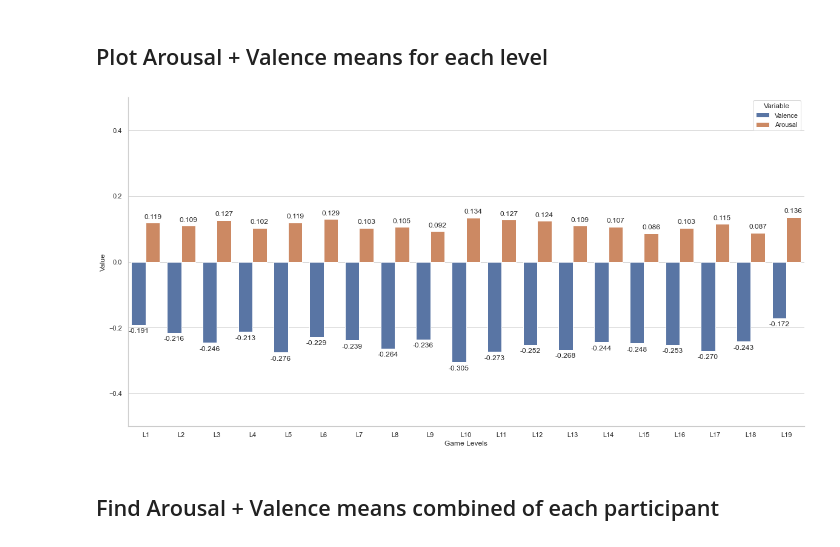
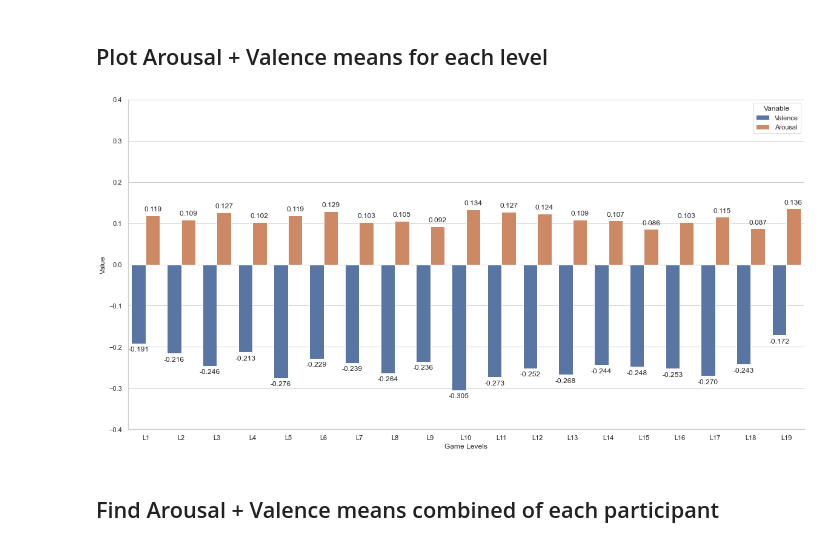
Before and after one commit to dovii/MPC-Data-Analysis, a Jupyter notebook: LevelAnalysis.ipynb, the cells around one changed output. Cells and saved outputs as stored; diff of their text form; code cells hidden in the pictures.

```diff
--- a/LevelAnalysis.ipynb
+++ b/LevelAnalysis.ipynb
@@ -333,35 +333,37 @@ avplot = pd.DataFrame([
         ["L1", level1.iloc[:, 0].mean(), level1.iloc[:, 1].mean()],
         ["L2", level2.iloc[:, 0].mean(), level2.iloc[:, 1].mean()],
         ["L3", level3.iloc[:, 0].mean(), level3.iloc[:, 1].mean()],
         ["L4", level4.iloc[:, 0].mean(), level4.iloc[:, 1].mean()],
         ["L5", level5.iloc[:, 0].mean(), level5.iloc[:, 1].mean()],
         ["L6", level6.iloc[:, 0].mean(), level6.iloc[:, 1].mean()],
         ["L7", level7.iloc[:, 0].mean(), level7.iloc[:, 1].mean()],
         ["L8", level8.iloc[:, 0].mean(), level8.iloc[:, 1].mean()],
         ["L9", level9.iloc[:, 0].mean(), level9.iloc[:, 1].mean()],
         ["L10", level10.iloc[:, 0].mean(), level10.iloc[:, 1].mean()],
         ["L11", level11.iloc[:, 0].mean(), level11.iloc[:, 1].mean()],
         ["L12", level12.iloc[:, 0].mean(), level12.iloc[:, 1].mean()],
         ["L13", level13.iloc[:, 0].mean(), level13.iloc[:, 1].mean()],
         ["L14", level14.iloc[:, 0].mean(), level14.iloc[:, 1].mean()],
         ["L15", level15.iloc[:, 0].mean(), level15.iloc[:, 1].mean()],
         ["L16", level16.iloc[:, 0].mean(), level16.iloc[:, 1].mean()],
         ["L17", level17.iloc[:, 0].mean(), level17.iloc[:, 1].mean()],
         ["L18", level18.iloc[:, 0].mean(), level18.iloc[:, 1].mean()],
         ["L19", level19.iloc[:, 0].mean(), level19.iloc[:, 1].mean()],
         ],
         columns = ["Game Levels", "Valence", "Arousal"])
 
 fig, ax1 = plt.subplots(figsize=(20, 10))
 tidy = avplot.melt(id_vars='Game Levels').rename(columns=str.title)
 sns.barplot(x='Game Levels', y='Value', hue='Variable', data=tidy, ax=ax1)
 sns.despine(fig)
 ax1.yaxis.grid(True)
 ax1.set_axisbelow(True)
-plt.ylim(bottom = -0.5,top = 0.5)
+plt.ylim(bottom = -0.4,top = 0.4)
 add_value_labels(ax1)
+
+ax1.savefig('Figures/Level_AV_Mean.png')
 # %% [output]
-[figure, old version]
+[figure, new version]
 # %% [markdown]
 ## Find Arousal + Valence means combined of each participant
 # %%
```
Also changed, not shown: parts of 5 cells of this notebook, 3 other files.
